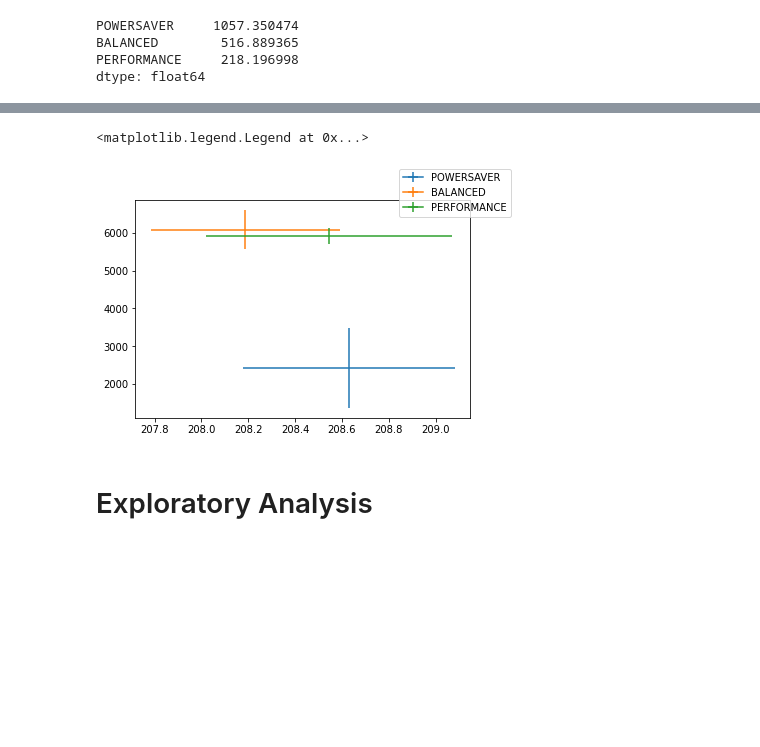
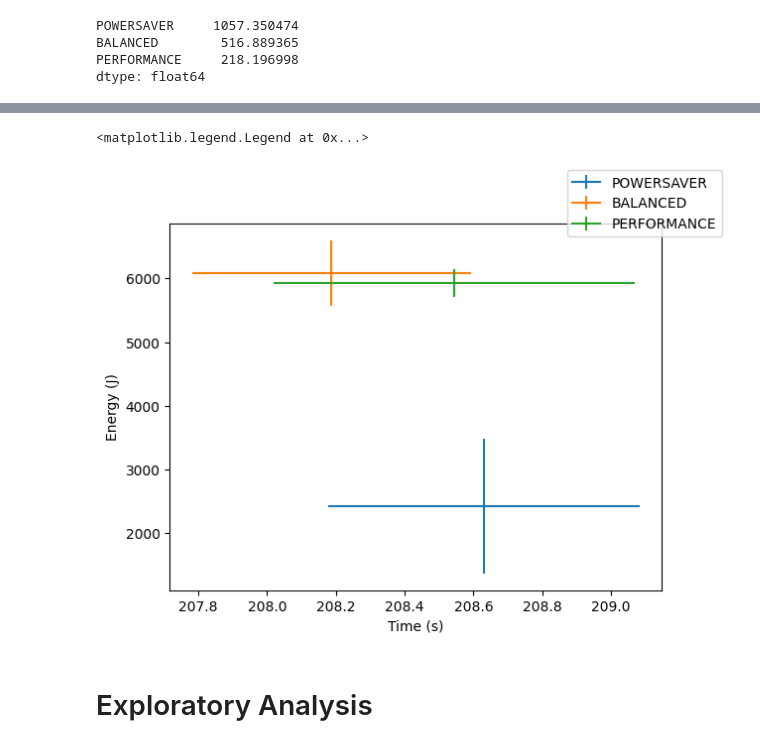
Before and after one commit to remyd95/SSE_Project1, a Jupyter notebook: analysis/CPU_run_1.ipynb, the cells around one changed output, grey strips where cells are left out. Cells and saved outputs as stored; diff of their text form; code cells hidden in the pictures; blank space fills up the shorter version.

```diff
--- a/analysis/CPU_run_1.ipynb
+++ b/analysis/CPU_run_1.ipynb
@@ -54,28 +56,31 @@ ax.errorbar(df_time.mean().index, df_time.mean().values, yerr=df_time.std().valu
 # %%
 fig, ax = plt.subplots()
 
 ax.errorbar(df_time['POWERSAVER'].mean(),
             df_energy['POWERSAVER'].mean(),
             xerr=df_time['POWERSAVER'].std(),
             yerr=df_energy['POWERSAVER'].std()
            , label='POWERSAVER')
 
 ax.errorbar(df_time['BALANCED'].mean(),
             df_energy['BALANCED'].mean(),
             xerr=df_time['BALANCED'].std(),
             yerr=df_energy['BALANCED'].std()
            , label='BALANCED')
 
 ax.errorbar(df_time['PERFORMANCE'].mean(),
             df_energy['PERFORMANCE'].mean(),
             xerr=df_time['PERFORMANCE'].std(),
             yerr=df_energy['PERFORMANCE'].std(),
            label='PERFORMANCE')
 
+ax.set_ylabel('Energy (J)')
+ax.set_xlabel('Time (s)')
+
 fig.legend()
 # %% [output]
 <matplotlib.legend.Legend at 0x...>
-[figure, old version]
+[figure, new version]
 # %% [markdown]
 # Exploratory Analysis
 # %%
```
Also changed, not shown: parts of 16 cells of this notebook, 2 other files.
